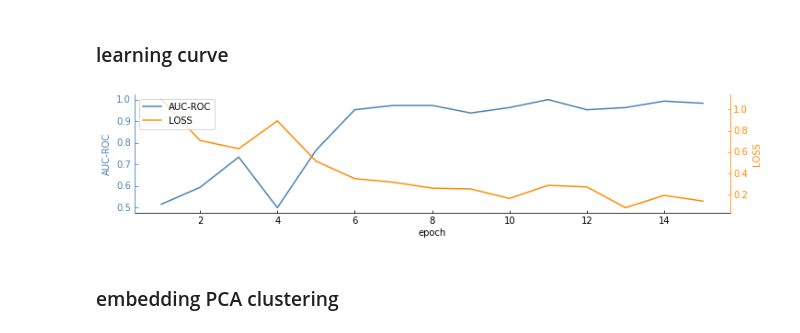
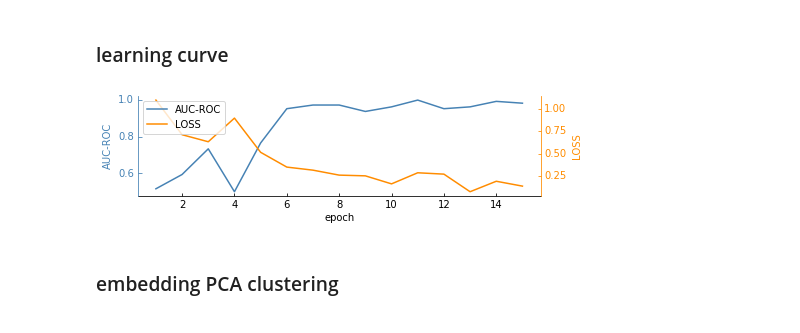
Before and after one commit to hsd1503/covid19_rnn, a Jupyter notebook: ResultsVis.ipynb, the cells around one changed output. Cells and saved outputs as stored; diff of their text form; code cells hidden in the pictures.

```diff
--- a/ResultsVis.ipynb
+++ b/ResultsVis.ipynb
@@ -30,9 +30,9 @@ path_string = 'results/test_auc.seqs'
 with open(path_string,'rb') as f:
     test_auc = pickle.load(f)
 # %%
-plt.figure(figsize=(10,2))
+plt.figure(figsize=(8,2))
 fig = plt.figure(1)
-ax_cof = HostAxes(fig, [0, 0, 0.9, 0.9])
+ax_cof = HostAxes(fig, [0.2, 0.2, 0.7, 0.7])
 
 #parasite addtional axes, share x
 ax_temp = ParasiteAxes(ax_cof, sharex=ax_cof)
@@ -51,34 +51,34 @@ ax_cof.set_xlabel('epoch')
 ax_temp.set_ylabel('LOSS')
 fig.add_axes(ax_cof)
 
 ''' #set limit of x, y
 ax_cof.set_xlim(0,2)
 ax_cof.set_ylim(0,3)
 '''
 x=[1,2,3,4,5,6,7,8,9,10,11,12,13,14,15]
 curve_cof = ax_cof.plot(x, avg_auc, label="AUC-ROC", color='steelblue')
 curve_temp = ax_temp.plot(x, avg_loss, label="LOSS", color='darkorange')
 
 #ax_temp.set_ylim(0,2)
 ax_cof.legend()
 
 ax_cof.axis['left'].label.set_color('steelblue')
 ax_temp.axis['right'].label.set_color('darkorange')
 
 ax_cof.axis['left'].major_ticks.set_color('steelblue')
 ax_temp.axis['right'].major_ticks.set_color('darkorange')
 
 ax_cof.axis['left'].major_ticklabels.set_color('steelblue')
 ax_temp.axis['right'].major_ticklabels.set_color('darkorange')
 
 ax_cof.axis['left'].line.set_color('steelblue')
 ax_temp.axis['right'].line.set_color('darkorange')
 
 plt.savefig('trainingProcess.jpg', dpi=300)
 
 plt.show()
 # %% [output]
-[figure, old version]
+[figure, new version]
 # %% [markdown]
 ### embedding PCA clustering
 # %%
```
Also changed, not shown: parts of 1 cell of this notebook.
